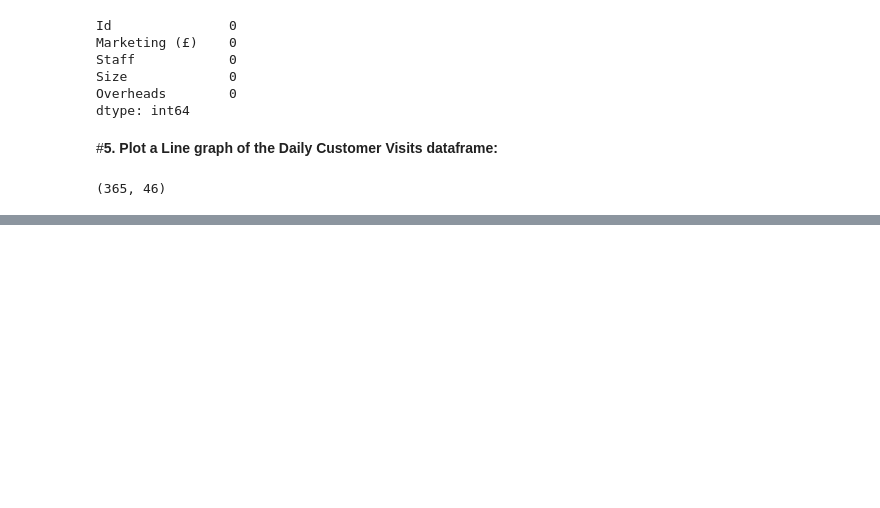
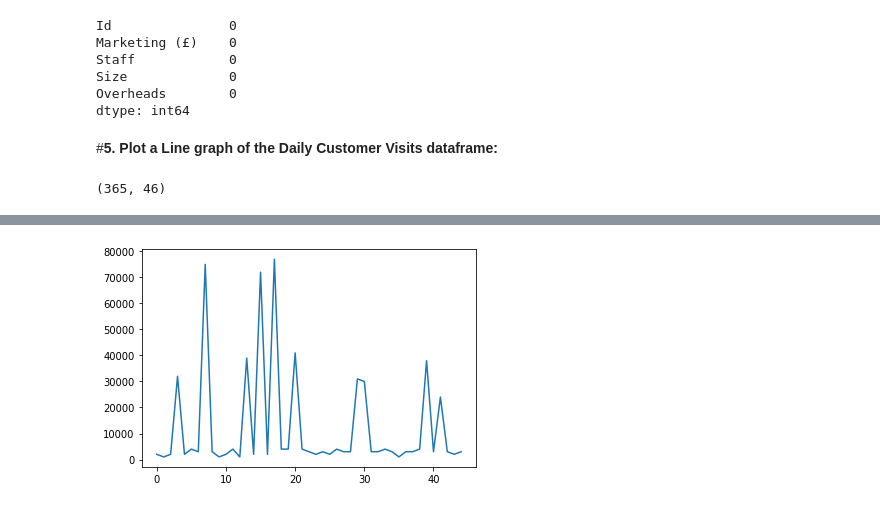
Before and after one commit to fatemakotha/1800-Data-Visualization, a Jupyter notebook: Coursework_in_progress.ipynb, the cells around one changed output, grey strips where cells are left out. Drawn from its saved outputs; the diff is of its cells as text; code cells hidden in the pictures; blank space fills up the shorter version.

```diff
--- a/Coursework_in_progress.ipynb
+++ b/Coursework_in_progress.ipynb
@@ -198,0 +218,4 @@ daily_cust_data.plot(figsize=(10, 100), subplots=True, xlabel="Days", ylabel="No
+# %%
+merged_df["Marketing (£)"].plot();
+# %% [output]
+[figure, added]
```
Also changed, not shown: parts of 13 cells of this notebook.
